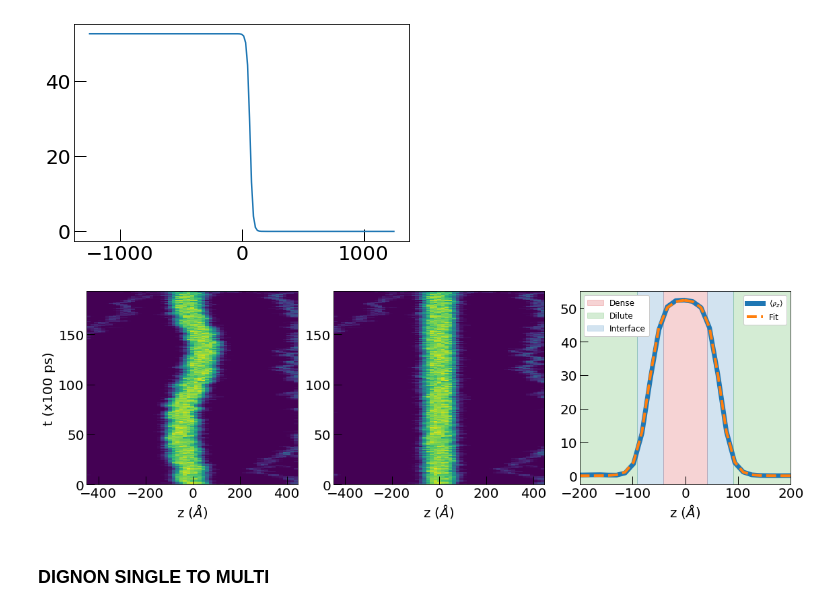
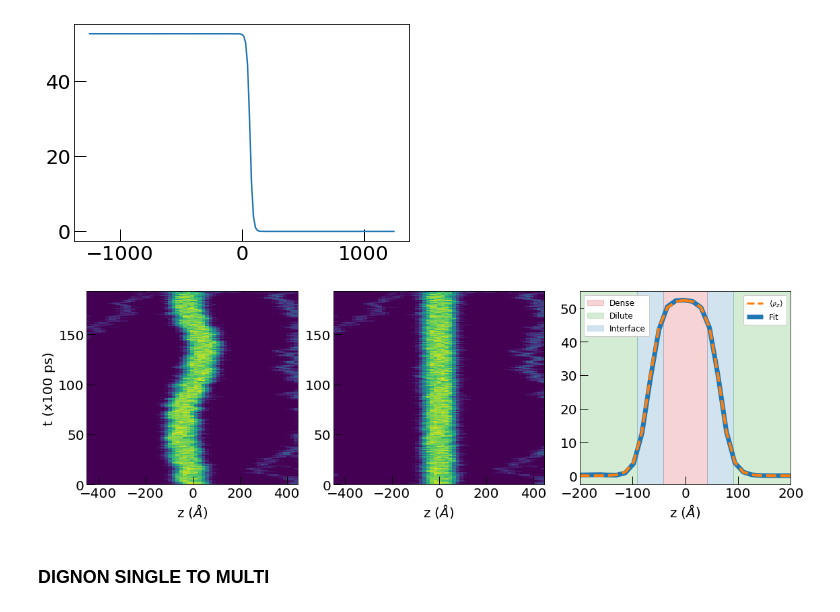
Before and after one commit to avillacrosa/MD, a Jupyter notebook: notebooks/FINAL DATA/FINAL PLOTS.ipynb, the cells around one changed output. Cells and saved outputs as stored; diff of their text form; code cells hidden in the pictures.

```diff
--- a/notebooks/FINAL DATA/FINAL PLOTS.ipynb
+++ b/notebooks/FINAL DATA/FINAL PLOTS.ipynb
@@ -793,31 +851,39 @@ plt.plot(z,fit)
 # %%
 import matplotlib.patches as mpatches
 
 fig, axs = plt.subplots(1,3,figsize=(16,5))
 axs[0].imshow(xa[:,50:107], aspect='auto', extent=[z[50:107].min(), z[50:107].max(), 0, xa.shape[0]])
 axs[1].imshow(rho_z[:,50:107], aspect='auto', extent=[z[50:107].min(), z[50:107].max(), 0, xa.shape[0]])
 axs[0].set_xlabel("z ($\AA$)")
 axs[0].set_ylabel("t (x100 ps)")
 axs[1].set_xlabel("z ($\AA$)")
 axs[2].set_xlabel("z ($\AA$)")
 axs[2].plot(z, rho_z.mean(axis=0), lw=7, label='$\langle 𝜌_z⟩ $')
 p = axs[2].plot(z[78:], fit[78:], ls='--', lw=4, label='Fit')
 axs[2].plot(z[:79], np.flip(fit[78:]), color=p[0].get_color(), ls='--', lw=4)
 axs[2].axvspan(*c_interface, color='tab:red', alpha=0.2)
 axs[2].axvspan(-200, d_interface[0], color='tab:green', alpha=0.2)
 axs[2].axvspan(d_interface[0], c_interface[0], color='tab:blue', alpha=0.2)
 axs[2].axvspan(c_interface[1], d_interface[1], color='tab:blue', alpha=0.2)
 axs[2].axvspan(d_interface[1], 200,  color='tab:green', alpha=0.2)
 axs[2].set_xlim(-200,200)
 red_patch = mpatches.Patch(color='tab:red', label='The red data', alpha=0.2)
 blue_patch = mpatches.Patch(color='tab:blue', label='The red data', alpha=0.2)
+green_patch = mpatches.Patch(color='tab:green', label='The red data', alpha=0.2)
 l1 = axs[2].legend([red_patch, green_patch, blue_patch], ["Dense", "Dilute", "Interface"],  loc='upper left', fontsize=12)
 axs[2].add_artist(l1)
 axs[2].legend(fontsize=12)
 
+lfit = Line2D([0], [0], color='tab:blue', ls='--', lw=7)
+rhoz = Line2D([0], [0], color='tab:orange', ls='--', lw=3)
+
+axs[2].legend([rhoz, lfit], ["$\langle 𝜌_z⟩ $", "Fit"],  loc='upper right', fontsize=12)
+
+
+
 fig.tight_layout()
 # %% [output]
-[figure, old version]
+[figure, new version]
 # %% [markdown]
 ### DIGNON SINGLE TO MULTI
 # %%
```
Also changed, not shown: parts of 7 cells of this notebook, 17 other files.
